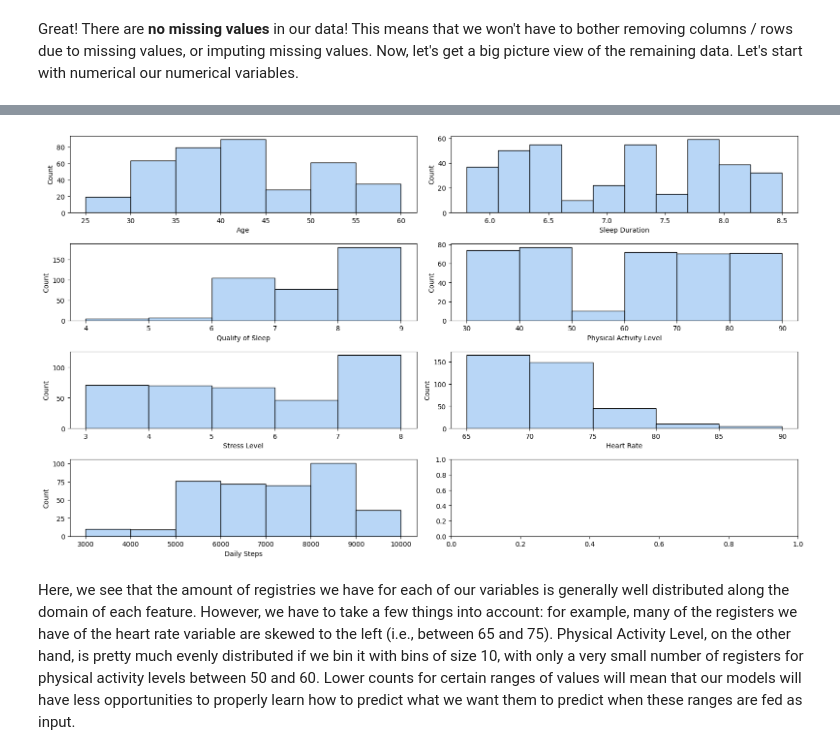
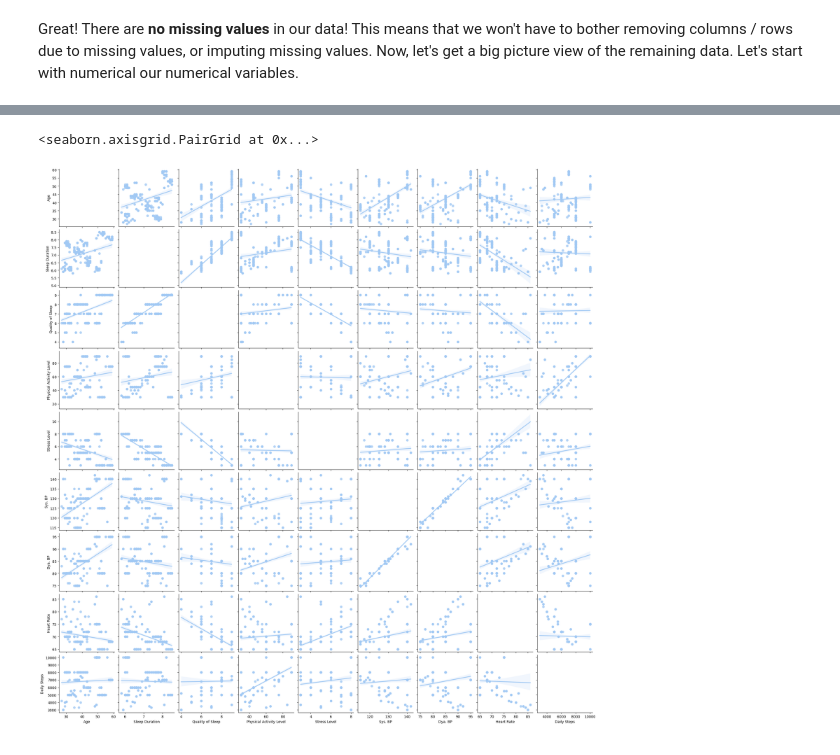
Before and after one commit to JFonseca25/ds-reviews, a Jupyter notebook: sleep/sleep.ipynb, the cells around one changed output, grey strips where cells are left out. Saved outputs shown, nothing was run; the diff lists cells and outputs as text; code cells hidden in the pictures.

```diff
--- a/sleep/sleep.ipynb
+++ b/sleep/sleep.ipynb
@@ -160,23 +264,5 @@ Let's see what the distributions of each of these variables looks like.
-# %%
-fig, ax = plt.subplots(nrows=4, ncols=2, figsize=(16, 9))
-
-# we need to define proper bins to get a good idea of the distribution of the data
-bins = [np.arange(25, 61, 5),           # age
-        'auto',                         # sleep duration
-        np.arange(4, 10),               # qos
-        np.arange(30, 91, 10),          # pal
-        np.arange(3, 9),                # sl
-        np.arange(65, 91, 5),           # hr
-        np.arange(3000, 10001, 1000)    # ds
-        ]
-
-ax = ax.flatten()
-
-for i in range(len(ax) - 1):
-    sns.histplot(data=sleep_df[numeric_columns[i]], ax=ax[i], bins=bins[i])
-
-plt.tight_layout()
-# %% [output]
-[figure, removed]
-# %% [markdown]
-Here, we see that the amount of registries we have for each of our variables is generally well distributed along the domain of each feature. However, we have to take a few things into account: for example, many of the registers we have of the heart rate variable are skewed to the left (i.e., between 65 and 75). Physical Activity Level, on the other hand, is pretty much evenly distributed if we bin it with bins of size 10, with only a very small number of registers for physical activity levels between 50 and 60. Lower counts for certain ranges of values will mean that our models will have less opportunities to properly learn how to predict what we want them to predict when these ranges are fed as input.
+# %%
+sns.pairplot(data=sleep_df, kind='reg', diag_kind='scatter')
+# %% [output]
+<seaborn.axisgrid.PairGrid at 0x...>
+[figure, added]
```
Also changed, not shown: parts of 19 cells of this notebook.
